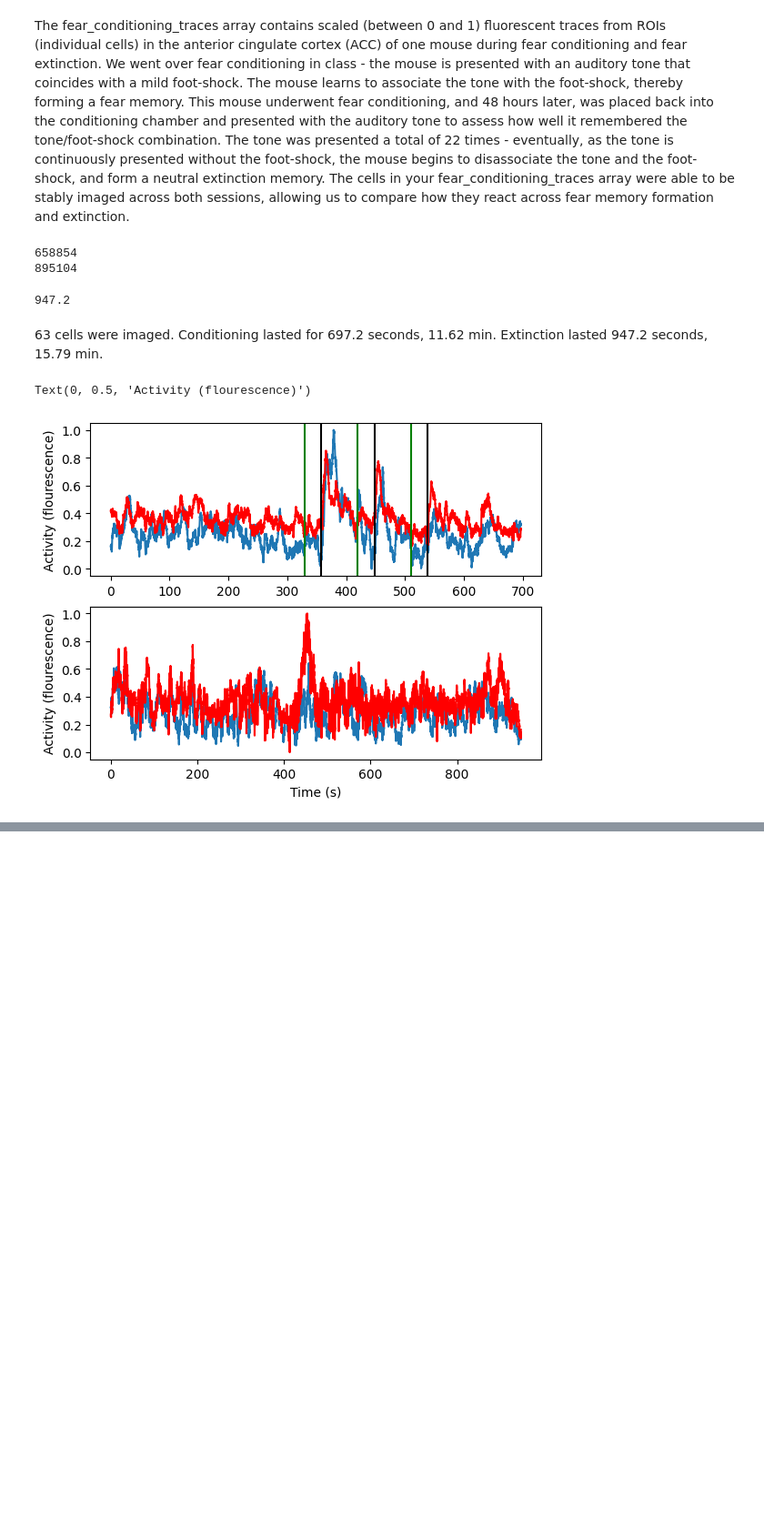
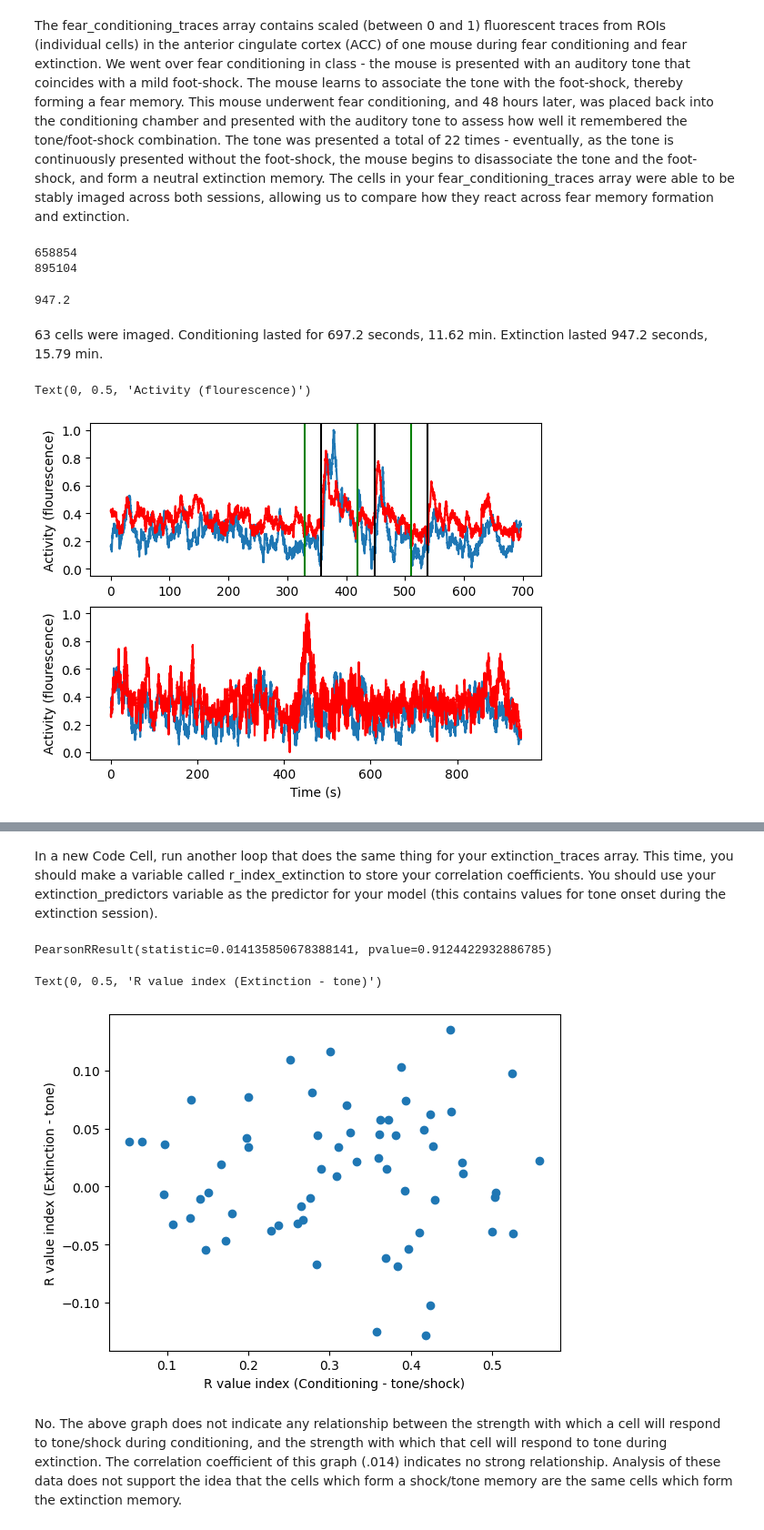
Before and after one commit to jprostick/neur265joe, a Jupyter notebook: coding_homework_8.ipynb, the cells around one changed output, grey strips where cells are left out. Shown: that part at 91% size. Drawn from its saved outputs; the diff is of its cells as text; code cells hidden in the pictures; blank space fills up the shorter version.

```diff
--- a/coding_homework_8.ipynb
+++ b/coding_homework_8.ipynb
@@ -111,0 +159,39 @@ In a new Markdown Cell, describe the relationship between the conditioning/extin
+# %%
+#creating index of correlational values between activity and predictor model for each cell during conditioning
+r_index_conditioning = np.zeros(colCon)
+
+for i in range(colCon):
+  trace_temp = fear_traces[0:rowCon,i]
+  model3 = sm.GLM(trace_temp, predictors_conditioning, family=Poisson())
+  model3_results = model3.fit()
+  predicted_trace = model3_results.predict()
+  r3 = pearsonr(trace_temp, predicted_trace)
+  r_index_conditioning[i] = r3.statistic
+# %% [markdown]
+In a new Code Cell, run another loop that does the same thing for your extinction_traces array. This time, you should make a variable called r_index_extinction to store your correlation coefficients. You should use your extinction_predictors variable as the predictor for your model (this contains values for tone onset during the extinction session).
+# %%
+#creating index of correlational values between activity and predictor model for each cell during extinction
+r_index_extinction = np.zeros(colExt)
+
+for i in range(colExt):
+  trace_temp = fear_traces[rowCon-1:,i]
+  model3 = sm.GLM(trace_temp, extinction_predictors, family=Poisson())
+  model3_results = model3.fit()
+  predicted_trace = model3_results.predict()
+  r3 = pearsonr(trace_temp, predicted_trace)
+  r_index_extinction[i] = r3.statistic
+# %%
+#calculating r and p values
+pearsonr(r_index_conditioning, r_index_extinction)
+# %% [output]
+PearsonRResult(statistic=0.014135850678388141, pvalue=0.9124422932886785)
+# %%
+#plotting correlational coefficient indexes
+plt.scatter(r_index_conditioning,r_index_extinction)
+plt.xlabel("R value index (Conditioning - tone/shock)")
+plt.ylabel("R value index (Extinction - tone)")
+# %% [output]
+Text(0, 0.5, 'R value index (Extinction - tone)')
+[figure, added]
+# %% [markdown]
+No. The above graph does not indicate any relationship between the strength with which a cell will respond to tone/shock during conditioning, and the strength with which that cell will respond to tone during extinction. The correlation coefficient of this graph (.014) indicates no strong relationship. Analysis of these data does not support the idea that the cells which form a shock/tone memory are the same cells which form the extinction memory.
```
Also changed, not shown: parts of 8 cells of this notebook.
